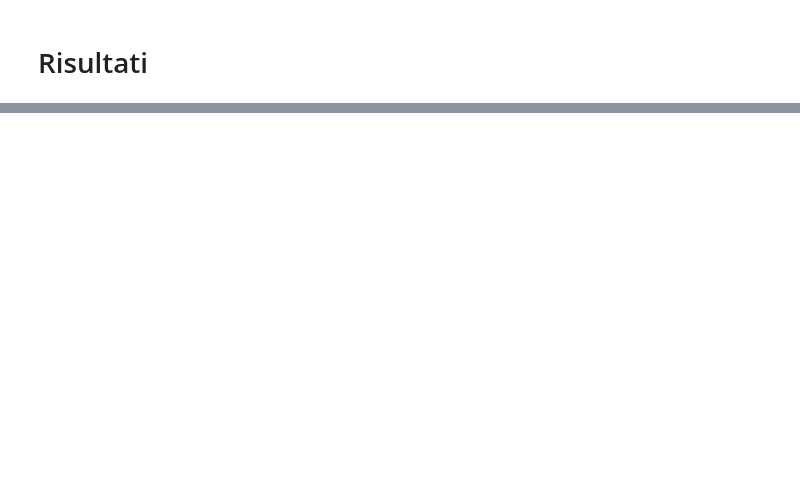
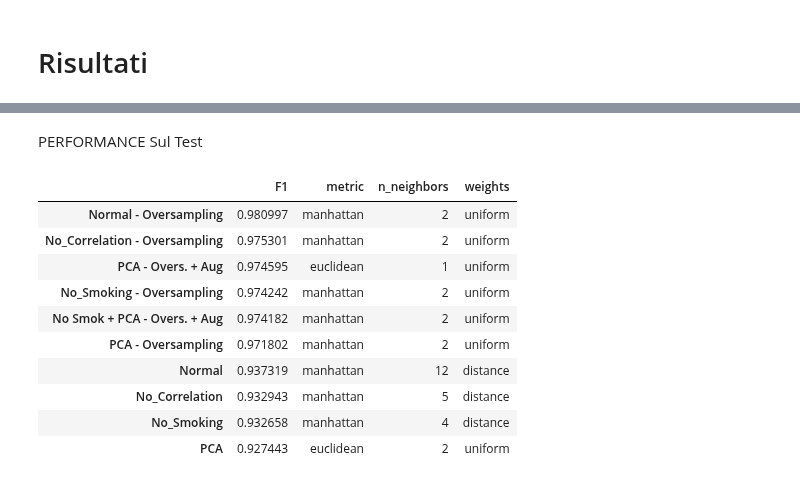
Before and after one commit to MaddalenaGhiotti/BusinessIntelligenceProject, a Jupyter notebook: Martina/KNN.ipynb, the cells around one changed output, grey strips where cells are left out. Drawn from its saved outputs; the diff is of its cells as text; code cells hidden in the pictures; blank space fills up the shorter version.

```diff
--- a/Martina/KNN.ipynb
+++ b/Martina/KNN.ipynb
@@ -489,0 +203,18 @@ OVERSAMPLE=True AUGMENT=False
+# %% [markdown]
+PERFORMANCE Sul Test
+# %%
+Performance_all = Performance_all.sort_values(by='F1', ascending=False)
+Performance_all = Performance_all.drop(columns=['Accuracy', 'Precision', 'Recall'])
+display(Performance_all)
+# %% [output]
+|  | F1 | metric | n_neighbors | weights |
+| Normal - Oversampling | 0.980997 | manhattan | 2 | uniform |
+| No_Correlation - Oversampling | 0.975301 | manhattan | 2 | uniform |
+| PCA - Overs. + Aug | 0.974595 | euclidean | 1 | uniform |
+| No_Smoking - Oversampling | 0.974242 | manhattan | 2 | uniform |
+| No Smok + PCA - Overs. + Aug | 0.974182 | manhattan | 2 | uniform |
+| PCA - Oversampling | 0.971802 | manhattan | 2 | uniform |
+| Normal | 0.937319 | manhattan | 12 | distance |
+| No_Correlation | 0.932943 | manhattan | 5 | distance |
+| No_Smoking | 0.932658 | manhattan | 4 | distance |
+| PCA | 0.927443 | euclidean | 2 | uniform |
```
Also changed, not shown: parts of 11 cells of this notebook, 1 other file.
